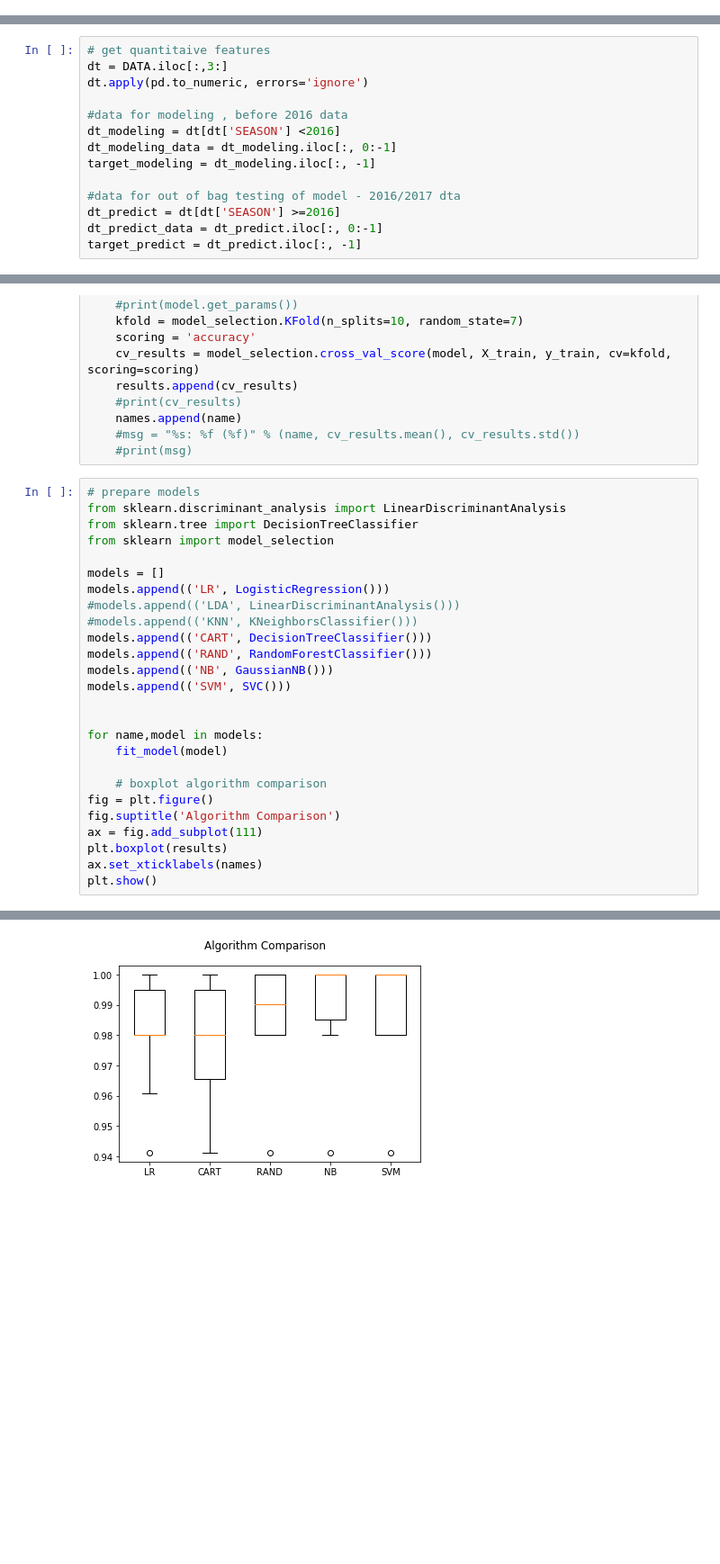
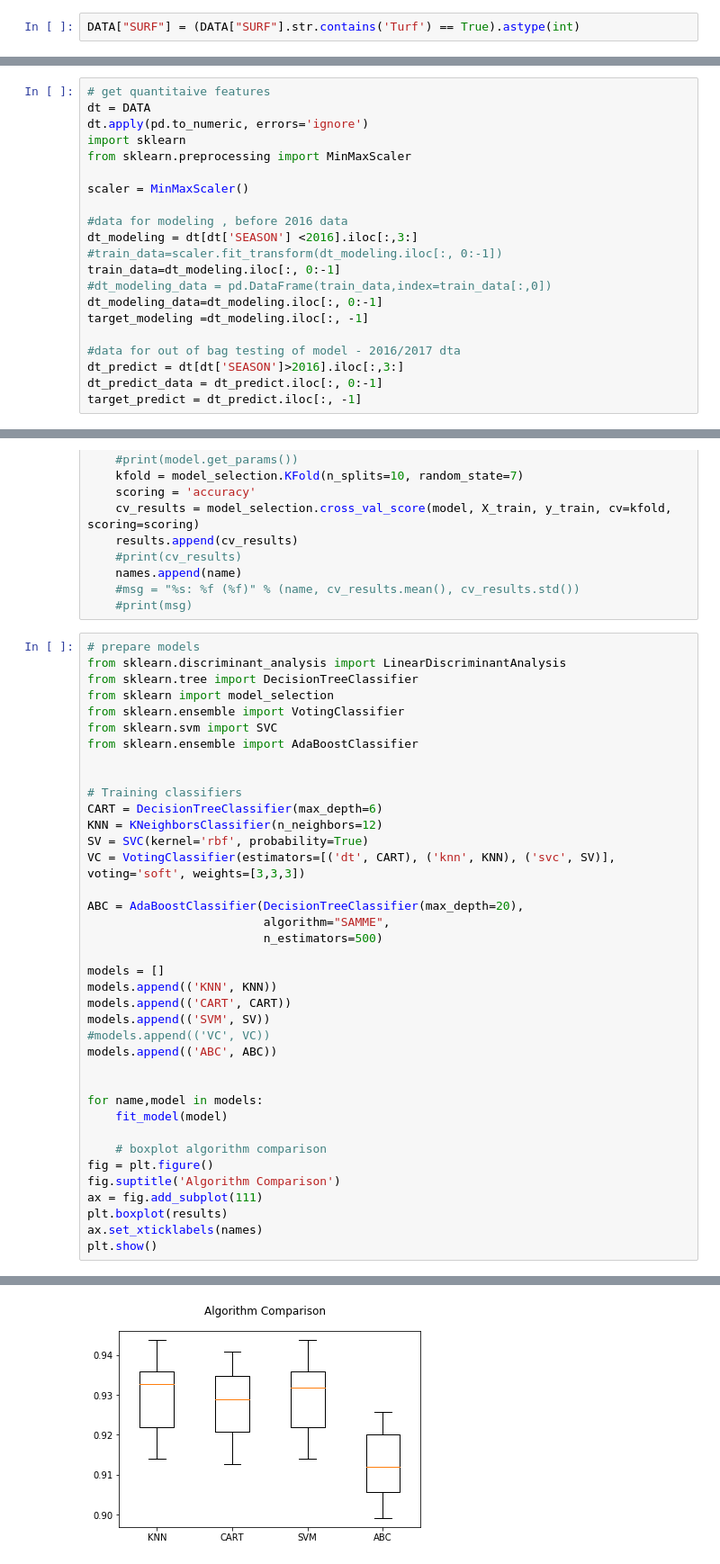
Before and after one commit to georgetown-analytics/Data-Blitz, a Jupyter notebook: KickerProBowlModel.ipynb, the cells around one changed output, grey strips where cells are left out. Shown at 90% size. Cells and saved outputs as stored; diff of their text form; blank space fills up the shorter version.

```diff
--- a/KickerProBowlModel.ipynb
+++ b/KickerProBowlModel.ipynb
@@ -307 +326,3 @@ DATA=pd.concat([DATA,pd.get_dummies(DATA["SURF"])], axis=1)
+# %%
+DATA["SURF"] = (DATA["SURF"].str.contains('Turf') == True).astype(int)
 # %%
@@ -327,14 +344,21 @@ plt.show()
 # %%
 # get quantitaive features
-dt = DATA.iloc[:,3:]
+dt = DATA
 dt.apply(pd.to_numeric, errors='ignore')
+import sklearn
+from sklearn.preprocessing import MinMaxScaler
+
+scaler = MinMaxScaler()
 
 #data for modeling , before 2016 data
-dt_modeling = dt[dt['SEASON'] <2016]
-dt_modeling_data = dt_modeling.iloc[:, 0:-1]
-target_modeling = dt_modeling.iloc[:, -1]
+dt_modeling = dt[dt['SEASON'] <2016].iloc[:,3:]
+#train_data=scaler.fit_transform(dt_modeling.iloc[:, 0:-1])
+train_data=dt_modeling.iloc[:, 0:-1]
+#dt_modeling_data = pd.DataFrame(train_data,index=train_data[:,0])
+dt_modeling_data=dt_modeling.iloc[:, 0:-1]
+target_modeling =dt_modeling.iloc[:, -1]
 
 #data for out of bag testing of model - 2016/2017 dta
-dt_predict = dt[dt['SEASON'] >=2016]
+dt_predict = dt[dt['SEASON']>2016].iloc[:,3:]
 dt_predict_data = dt_predict.iloc[:, 0:-1]
 target_predict = dt_predict.iloc[:, -1]
@@ -386,15 +439,27 @@ def fit_model(model, X_train=X_train, X_test=X_test, y_train=y_train, y_test=y_t
 from sklearn.discriminant_analysis import LinearDiscriminantAnalysis
 from sklearn.tree import DecisionTreeClassifier
 from sklearn import model_selection
+from sklearn.ensemble import VotingClassifier
+from sklearn.svm import SVC
+from sklearn.ensemble import AdaBoostClassifier
+
+
+# Training classifiers
+CART = DecisionTreeClassifier(max_depth=6)
+KNN = KNeighborsClassifier(n_neighbors=12)
+SV = SVC(kernel='rbf', probability=True)
+VC = VotingClassifier(estimators=[('dt', CART), ('knn', KNN), ('svc', SV)], voting='soft', weights=[3,3,3])
+
+ABC = AdaBoostClassifier(DecisionTreeClassifier(max_depth=20),
+                         algorithm="SAMME",
+                         n_estimators=500)
 
 models = []
-models.append(('LR', LogisticRegression()))
-#models.append(('LDA', LinearDiscriminantAnalysis()))
-#models.append(('KNN', KNeighborsClassifier()))
-models.append(('CART', DecisionTreeClassifier()))
-models.append(('RAND', RandomForestClassifier()))
-models.append(('NB', GaussianNB()))
-models.append(('SVM', SVC()))
+models.append(('KNN', KNN))
+models.append(('CART', CART))
+models.append(('SVM', SV))
+#models.append(('VC', VC))
+models.append(('ABC', ABC))
 
 
 for name,model in models:
@@ -416 +480 @@ SVC fit in 0.03 seconds score: 1.0000
-[figure, old version]
+[figure, new version]
```
Also changed, not shown: parts of 28 cells of this notebook, 2 other files.
